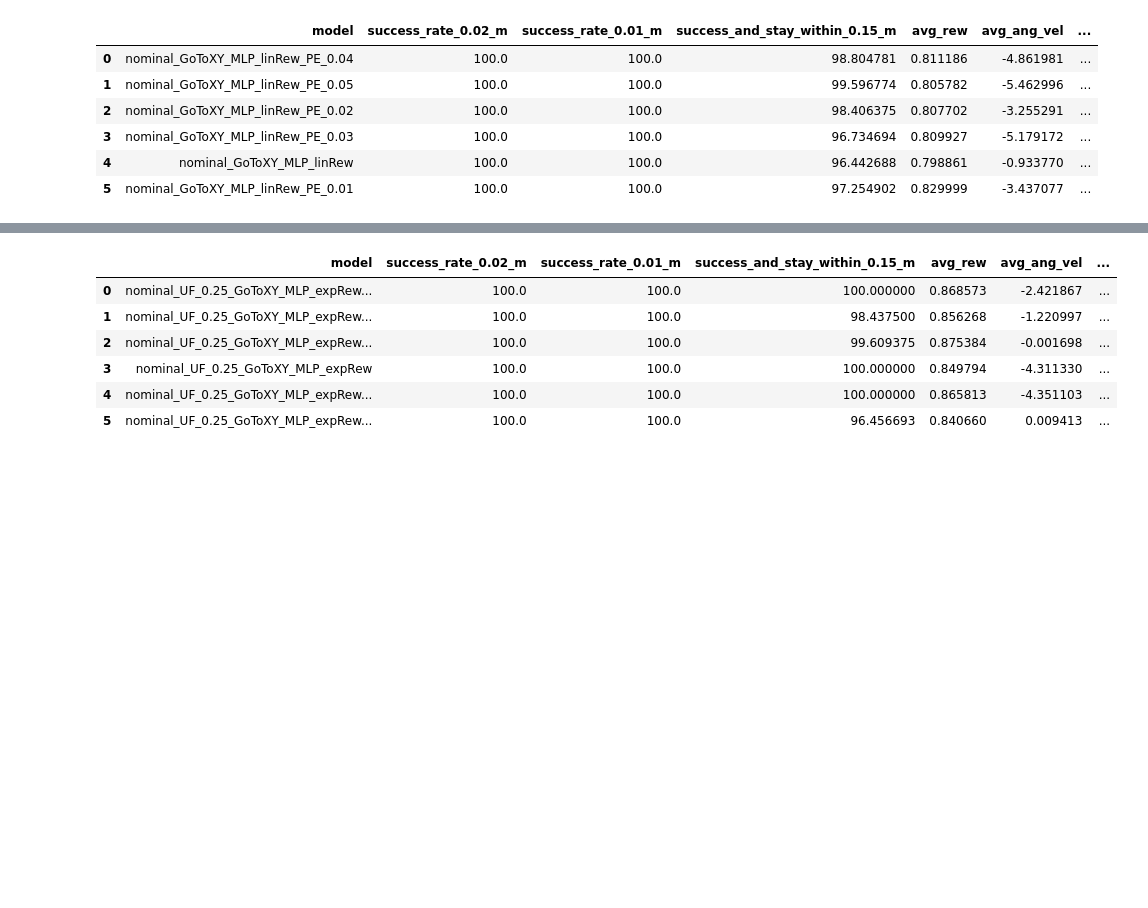
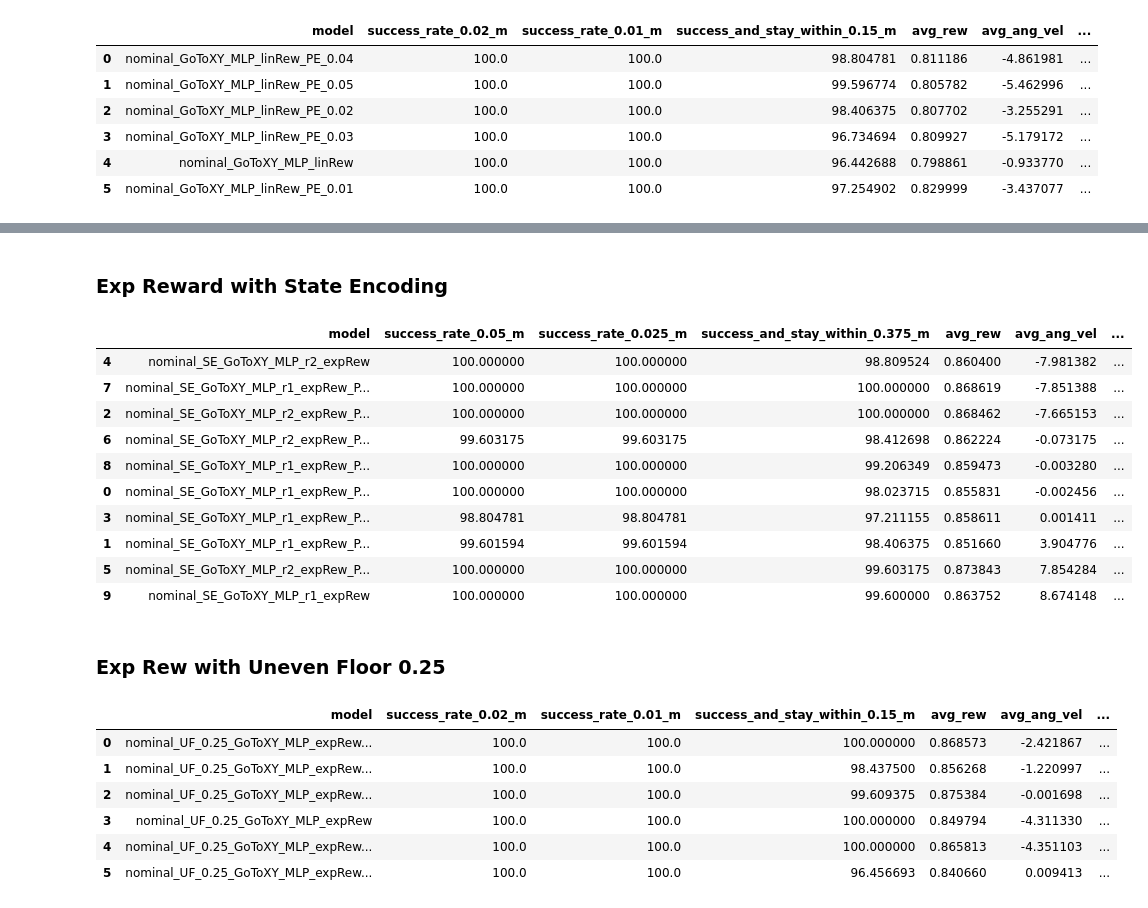
Before and after one commit to elharirymatteo/RANS, a Jupyter notebook: omniisaacgymenvs/utils/test_plots.ipynb, the cells around one changed output, grey strips where cells are left out. Drawn from its saved outputs; the diff is of its cells as text; code cells hidden in the pictures; blank space fills up the shorter version.

```diff
--- a/omniisaacgymenvs/utils/test_plots.ipynb
+++ b/omniisaacgymenvs/utils/test_plots.ipynb
@@ -121,3 +158,23 @@ res_multi_expR
+# %% [markdown]
+### Exp Reward with State Encoding
+# %%
+res_multi_expR_SE = pd.read_csv("../evaluations/icra24/expR_SE/multi_model_performance.csv", index_col=[0])
+res_multi_expR_SE = res_multi_expR_SE.sort_values('avg_ang_vel')
+res_multi_expR_SE
+# %% [output]
+|  | model | success_rate_0.05_m | success_rate_0.025_m | success_and_stay_within_0.375_m | avg_rew | avg_ang_vel | ... |
+| 4 | nominal_SE_GoToXY_MLP_r2_expRew | 100.000000 | 100.000000 | 98.809524 | 0.860400 | -7.981382 | ... |
+| 7 | nominal_SE_GoToXY_MLP_r1_expRew_P... | 100.000000 | 100.000000 | 100.000000 | 0.868619 | -7.851388 | ... |
+| 2 | nominal_SE_GoToXY_MLP_r2_expRew_P... | 100.000000 | 100.000000 | 100.000000 | 0.868462 | -7.665153 | ... |
+| 6 | nominal_SE_GoToXY_MLP_r2_expRew_P... | 99.603175 | 99.603175 | 98.412698 | 0.862224 | -0.073175 | ... |
+| 8 | nominal_SE_GoToXY_MLP_r1_expRew_P... | 100.000000 | 100.000000 | 99.206349 | 0.859473 | -0.003280 | ... |
+| 0 | nominal_SE_GoToXY_MLP_r1_expRew_P... | 100.000000 | 100.000000 | 98.023715 | 0.855831 | -0.002456 | ... |
+| 3 | nominal_SE_GoToXY_MLP_r1_expRew_P... | 98.804781 | 98.804781 | 97.211155 | 0.858611 | 0.001411 | ... |
+| 1 | nominal_SE_GoToXY_MLP_r1_expRew_P... | 99.601594 | 99.601594 | 98.406375 | 0.851660 | 3.904776 | ... |
+| 5 | nominal_SE_GoToXY_MLP_r2_expRew_P... | 100.000000 | 100.000000 | 99.603175 | 0.873843 | 7.854284 | ... |
+| 9 | nominal_SE_GoToXY_MLP_r1_expRew | 100.000000 | 100.000000 | 99.600000 | 0.863752 | 8.674148 | ... |
+# %% [markdown]
+### Exp Rew with Uneven Floor 0.25
 # %%
 res_multi_expR_UF = pd.read_csv("../evaluations/icra24/expR_UF/multi_model_performance.csv", index_col=[0])
 res_multi_expR_UF
```
Also changed, not shown: parts of 9 cells of this notebook, 4 other files.
